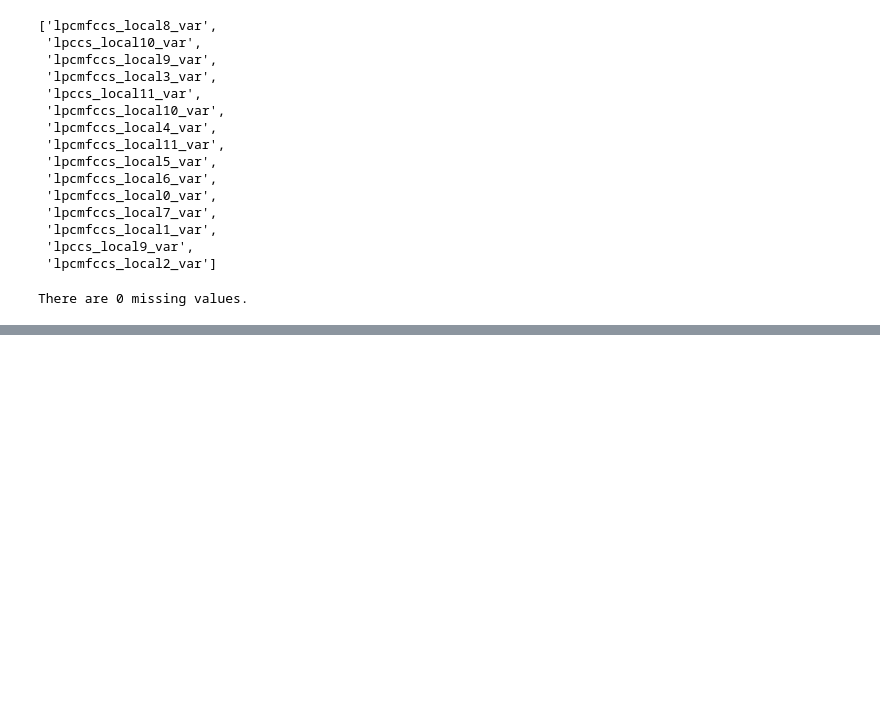
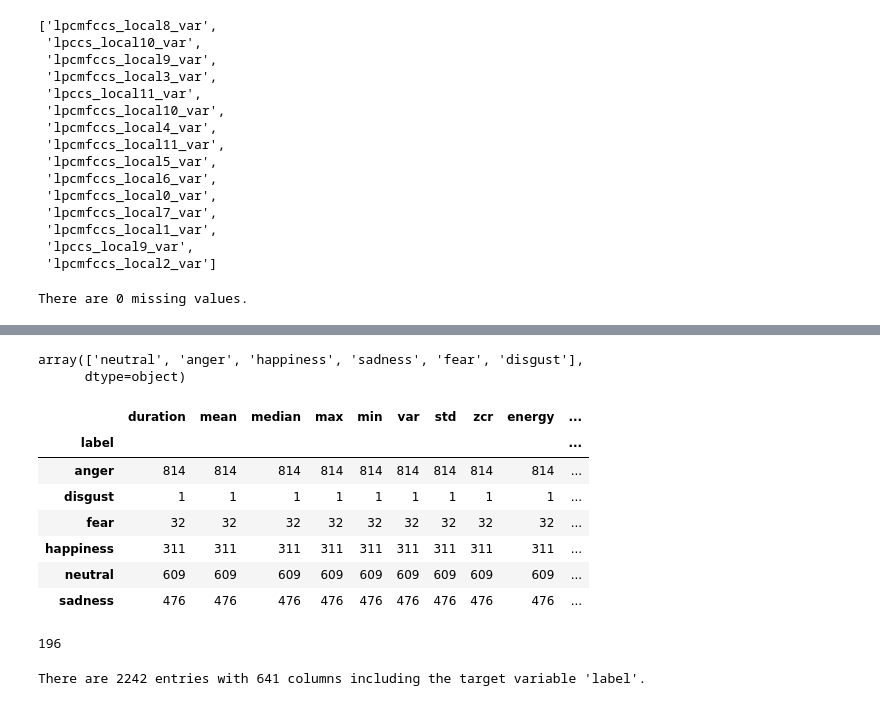
Before and after one commit to kimlindner/automatic_speech_emotion_recognition, a Jupyter notebook: notebooks/Preprocessing.ipynb, the cells around one changed output, grey strips where cells are left out. Cells and saved outputs as stored; diff of their text form; code cells hidden in the pictures; blank space fills up the shorter version.

Commit message:
Update Preprocessing.ipynb
updated for ravdess, iemocap preprocessing

```diff
--- a/notebooks/Preprocessing.ipynb
+++ b/notebooks/Preprocessing.ipynb
@@ -439,0 +450,29 @@ df_prep.to_pickle('../results/df_prep_numerical_only_all_stats_emodb_ravdess.pkl
+# %%
+# load the data
+df = pd.read_pickle('../results/extracted_features_modified_all_stats_iemocap.pkl')
+
+# drop unnecessary original information
+df.drop(columns=['file', 'speaker', 'gender'], inplace=True)
+# %%
+df['label'].unique()
+# %% [output]
+array(['neutral', 'anger', 'happiness', 'sadness', 'fear', 'disgust'],
+      dtype=object)
+# %%
+df.groupby('label').count()
+# %% [output]
+|  | duration | mean | median | max | min | var | std | zcr | energy | ... |
+| label |  |  |  |  |  |  |  |  |  | ... |
+| anger | 814 | 814 | 814 | 814 | 814 | 814 | 814 | 814 | 814 | ... |
+| disgust | 1 | 1 | 1 | 1 | 1 | 1 | 1 | 1 | 1 | ... |
+| fear | 32 | 32 | 32 | 32 | 32 | 32 | 32 | 32 | 32 | ... |
+| happiness | 311 | 311 | 311 | 311 | 311 | 311 | 311 | 311 | 311 | ... |
+| neutral | 609 | 609 | 609 | 609 | 609 | 609 | 609 | 609 | 609 | ... |
+| sadness | 476 | 476 | 476 | 476 | 476 | 476 | 476 | 476 | 476 | ... |
+# %%
+# since the label 'disgust' is only once in our extracted feature set, we will remove this label as well
+# (it not enough for creating a training and testing set)
+idx_disgust = df[df['label'] == 'disgust'].index[0]
+idx_disgust
+# %% [output]
+196
@@ -439,0 +482,5 @@ df_prep.to_pickle('../results/df_prep_numerical_only_all_stats_emodb_ravdess.pkl
+# %%
+# print main information about data
+print("There are {} entries with {} columns including the target variable 'label'.".format(df.shape[0], df.shape[1]))
+# %% [output]
+There are 2242 entries with 641 columns including the target variable 'label'.
```
Also changed, not shown: parts of 45 cells of this notebook.
